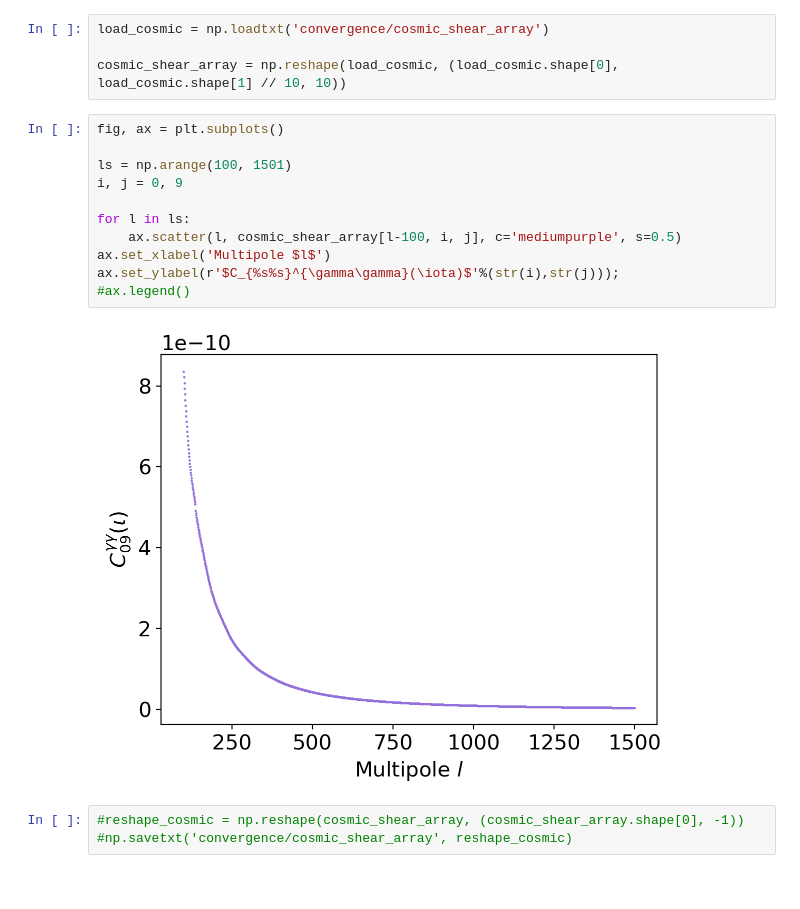
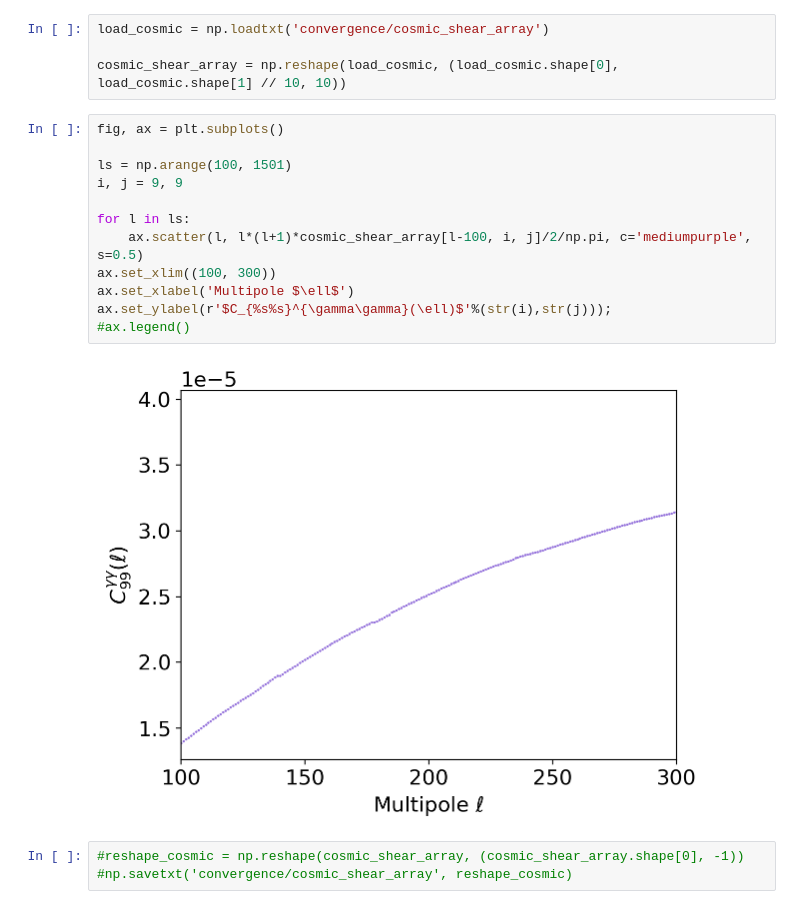
Before and after one commit to vPedreros/dfi-summer-2023, a Jupyter notebook: summer_nb copy.ipynb, the cells around one changed output. Cells and saved outputs as stored; diff of their text form.

```diff
--- a/summer_nb copy.ipynb
+++ b/summer_nb copy.ipynb
@@ -414,16 +396,17 @@ cosmic_shear_array = np.reshape(load_cosmic, (load_cosmic.shape[0], load_cosmic.
 # %%
 fig, ax = plt.subplots()
 
 ls = np.arange(100, 1501)
-i, j = 0, 9
+i, j = 9, 9
 
 for l in ls:
-    ax.scatter(l, cosmic_shear_array[l-100, i, j], c='mediumpurple', s=0.5)
-ax.set_xlabel('Multipole $l$')
-ax.set_ylabel(r'$C_{%s%s}^{\gamma\gamma}(\iota)$'%(str(i),str(j)));
+    ax.scatter(l, l*(l+1)*cosmic_shear_array[l-100, i, j]/2/np.pi, c='mediumpurple', s=0.5)
+ax.set_xlim((100, 300))
+ax.set_xlabel('Multipole $\ell$')
+ax.set_ylabel(r'$C_{%s%s}^{\gamma\gamma}(\ell)$'%(str(i),str(j)));
 #ax.legend()
 # %% [output]
-[figure, old version]
+[figure, new version]
 # %%
 #reshape_cosmic = np.reshape(cosmic_shear_array, (cosmic_shear_array.shape[0], -1))
 #np.savetxt('convergence/cosmic_shear_array', reshape_cosmic)
```
Also changed, not shown: parts of 13 cells of this notebook.
